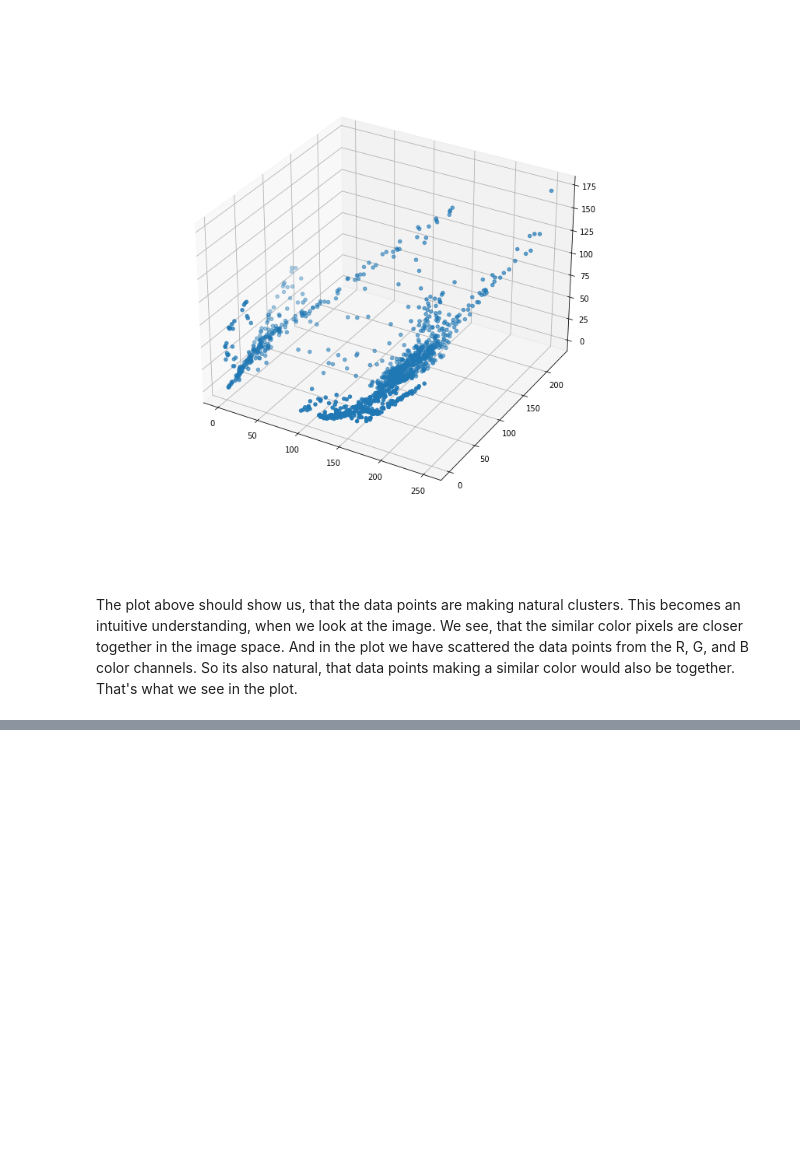
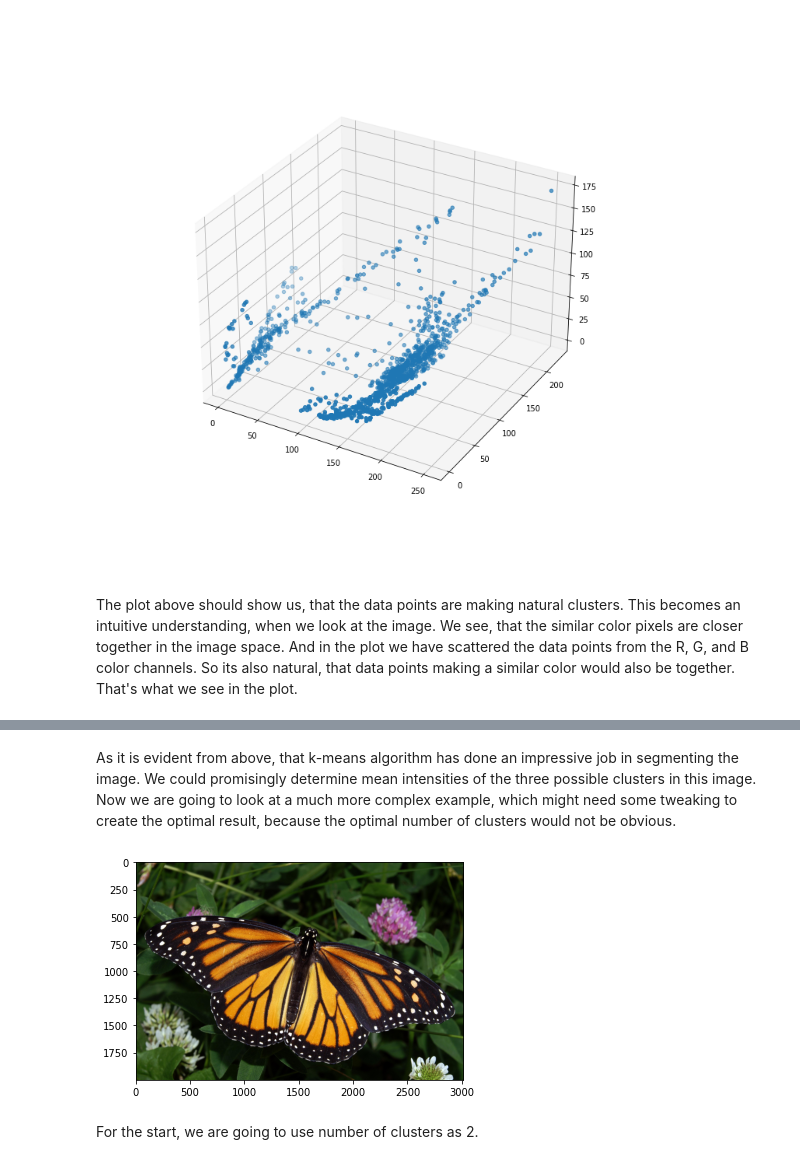
Before and after one commit to sarkarchandan/cvnanodegree, a Jupyter notebook: 1_3_Types_of_Features_Image_Segmentation/k-means_practice.ipynb, the cells around one changed output, grey strips where cells are left out. Cells and saved outputs as stored; diff of their text form; code cells hidden in the pictures; blank space fills up the shorter version.

Commit message:
chore: Complete k-means notebooks

```diff
--- a/1_3_Types_of_Features_Image_Segmentation/k-means_practice.ipynb
+++ b/1_3_Types_of_Features_Image_Segmentation/k-means_practice.ipynb
@@ -27,0 +98,9 @@ The plot above should show us, that the data points are making natural clusters.
+# %% [markdown]
+As it is evident from above, that k-means algorithm has done an impressive job in segmenting the image. We could promisingly determine mean intensities of the three possible clusters in this image. Now we are going to look at a much more complex example, which might need some tweaking to create the optimal result, because the optimal number of clusters would not be obvious.
+# %%
+# Import, visualize and prepare for image segmentation
+monarch: np.ndarray = cv2.imread(filename='images/monarch.jpg')
+monarch = cv2.cvtColor(src=monarch, code=cv2.COLOR_BGR2RGB)
+plt.imshow(monarch);
+# %% [output]
+[figure, added]
@@ -27,0 +125,2 @@ The plot above should show us, that the data points are making natural clusters.
+# %% [markdown]
+For the start, we are going to use number of clusters as 2.
```
Also changed, not shown: parts of 19 cells of this notebook, 1 other file.
